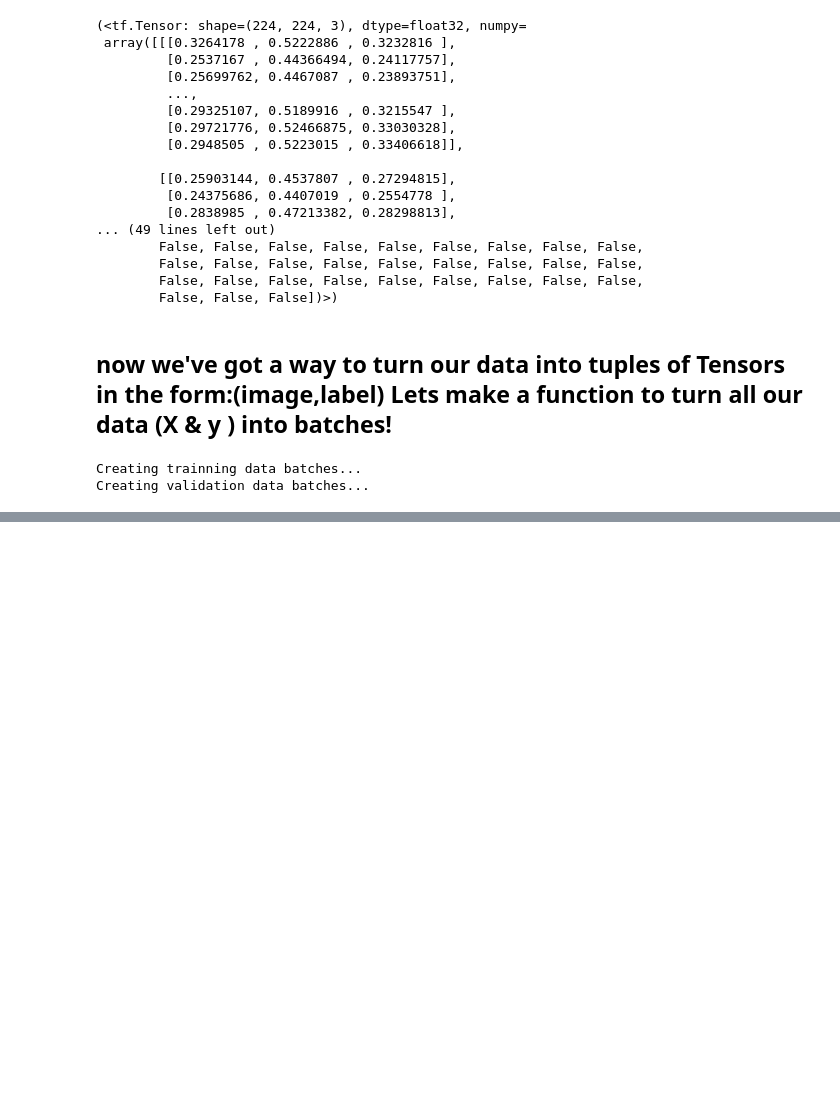
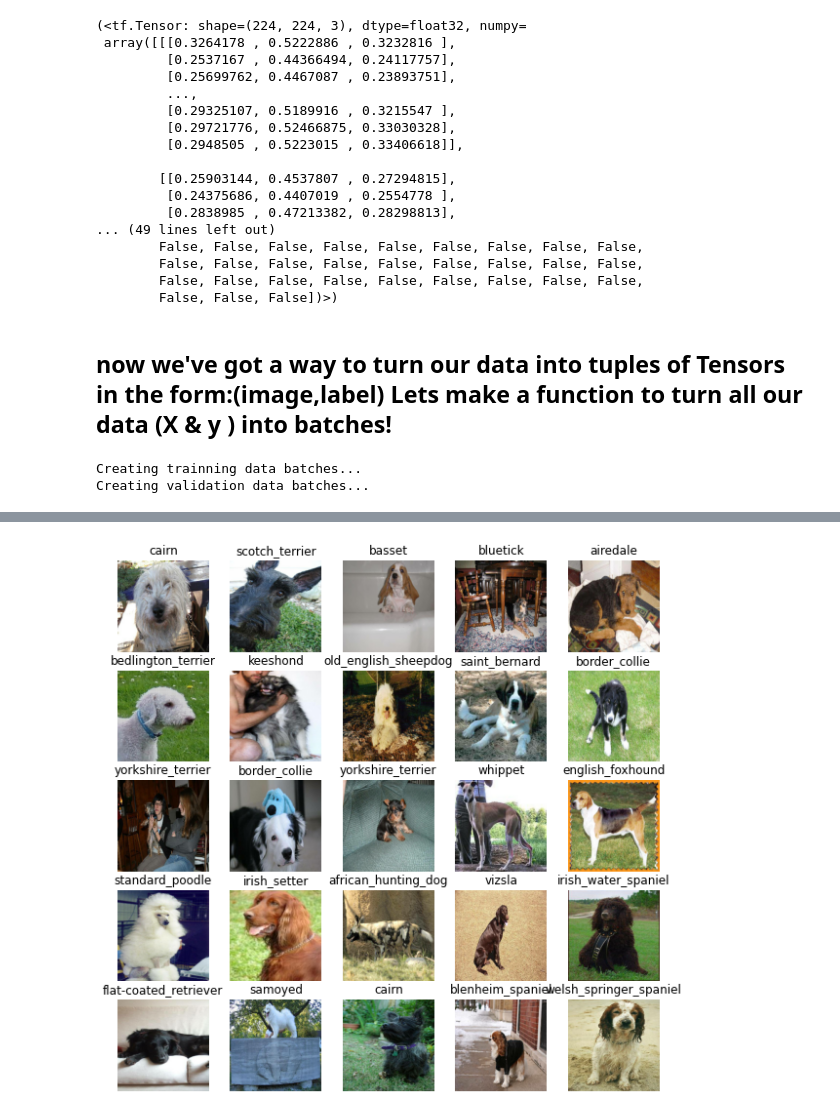
Before and after one commit to MANISH-KUMAR-CODES/Dog-classification-Deep-learning-project, a Jupyter notebook: Dog_classification_Deep_learning_project_.ipynb, the cells around one changed output, grey strips where cells are left out. Drawn from its saved outputs; the diff is of its cells as text; code cells hidden in the pictures; blank space fills up the shorter version.

```diff
--- a/Dog_classification_Deep_learning_project_.ipynb
+++ b/Dog_classification_Deep_learning_project_.ipynb
@@ -461,0 +504,6 @@ Creating validation data batches...
+# %%
+# now lets visualize the data in our Validation batch
+val_images,val_labels = next(val_data.as_numpy_iterator())
+show_25_images(val_images,val_labels)
+# %% [output]
+[figure, added]
```
Also changed, not shown: parts of 7 cells of this notebook.
